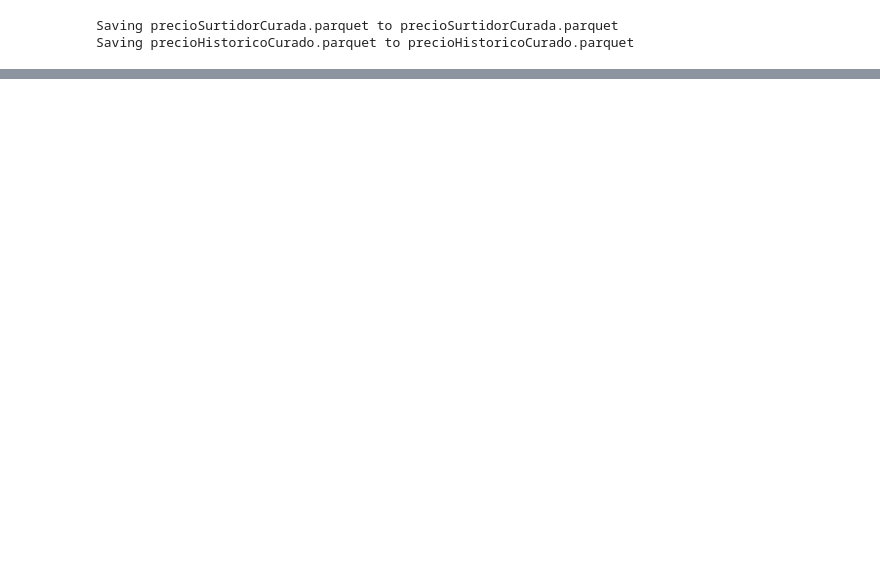
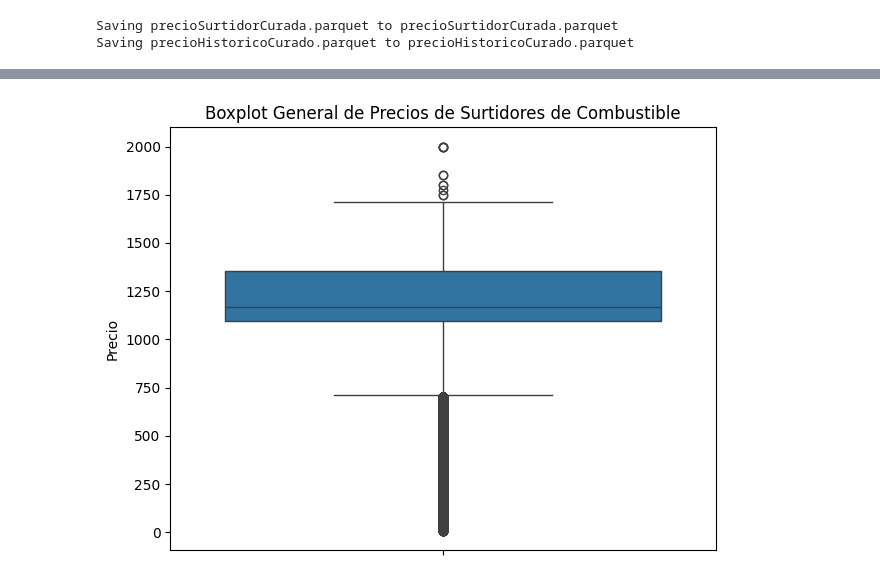
Before and after one commit to Arey14/ECD2024DataViz, a Jupyter notebook: EDA.ipynb, the cells around one changed output, grey strips where cells are left out. Saved outputs shown, nothing was run; the diff lists cells and outputs as text; code cells hidden in the pictures; blank space fills up the shorter version.

```diff
--- a/EDA.ipynb
+++ b/EDA.ipynb
@@ -129,0 +157,8 @@ Index: []
+# %%
+sns.boxplot(y='precio', data=precio_surtidor)
+plt.title('Boxplot General de Precios de Surtidores de Combustible')
+plt.ylabel('Precio')
+plt.tight_layout()
+plt.show()
+# %% [output]
+[figure, added]
```
Also changed, not shown: parts of 23 cells of this notebook.
